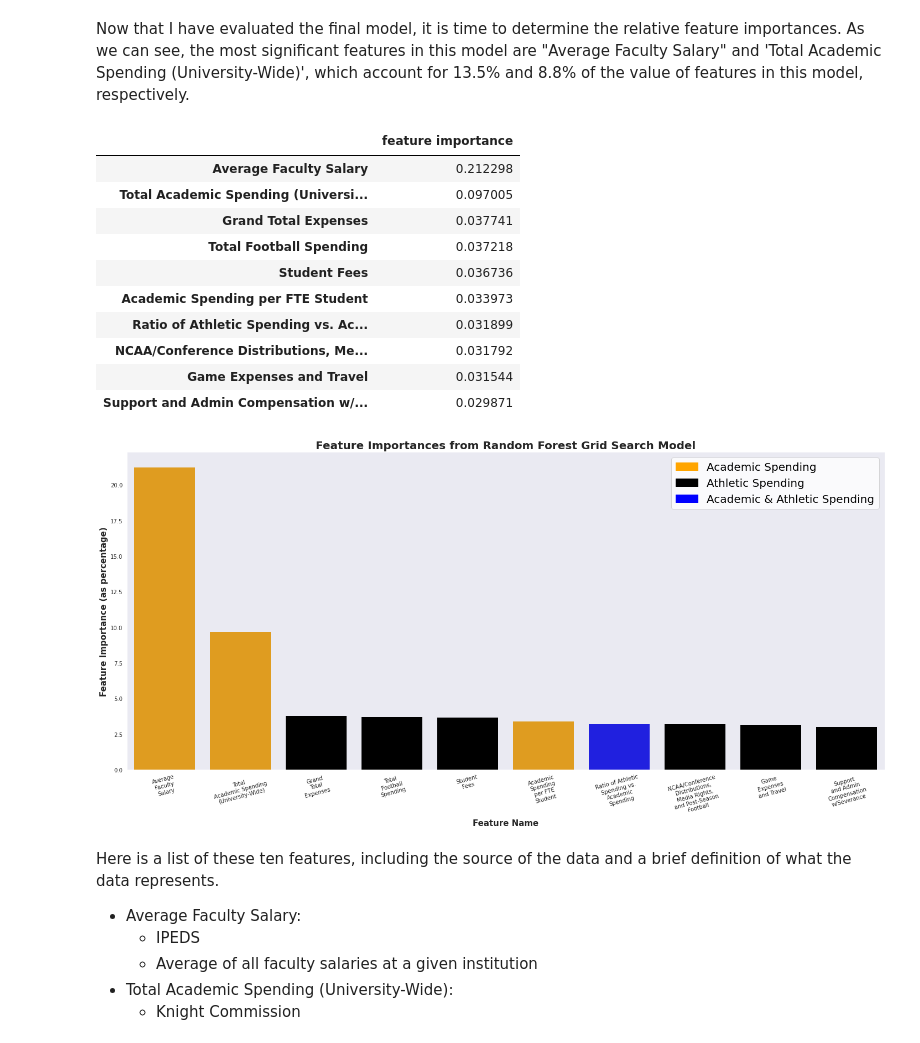
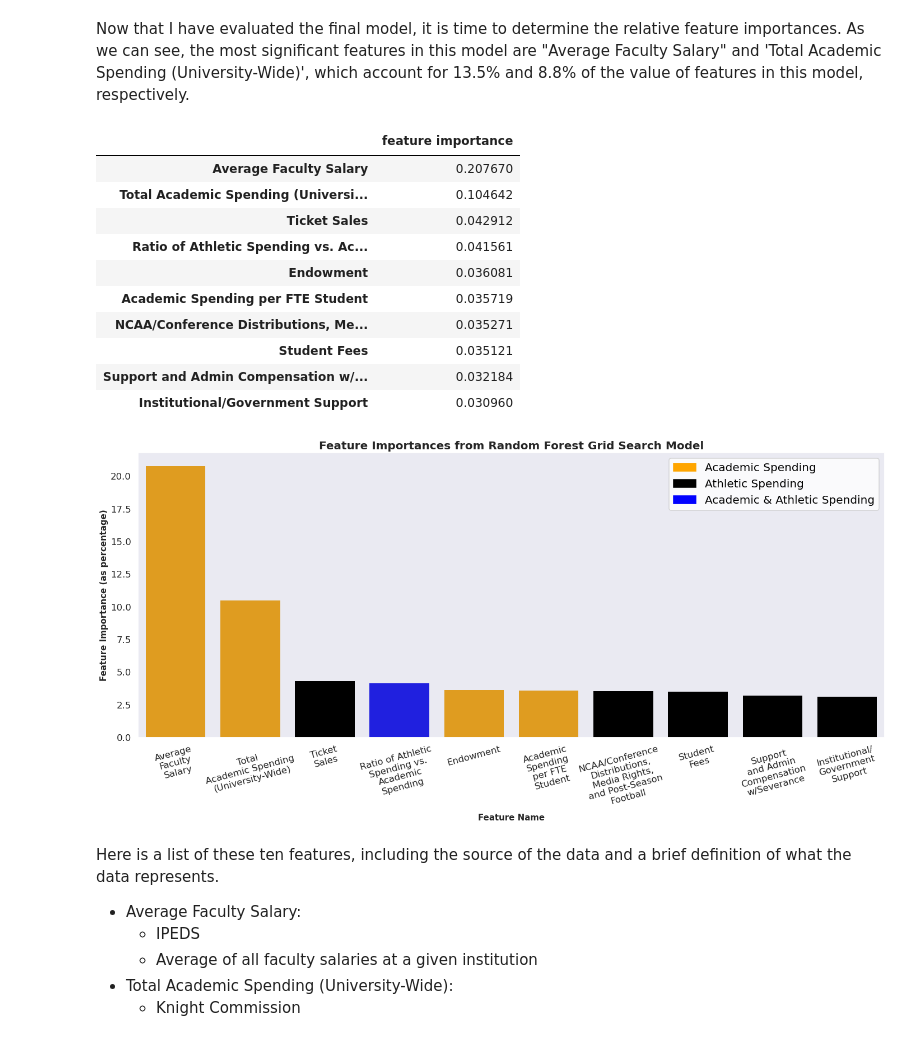
Before and after one commit to Shoemaker703/college_retention, a Jupyter notebook: Summary Notebook.ipynb, the cells around one changed output. Saved outputs shown, nothing was run; the diff lists cells and outputs as text; code cells hidden in the pictures.

Commit message:
Updated modeling and visualizations

```diff
--- a/Summary Notebook.ipynb
+++ b/Summary Notebook.ipynb
@@ -784,7 +784,7 @@ f1: 0.839
 # %%
 # Decision tree pipeline
 rf_pipe = Pipeline([('preprocessor', preprocessor),
-                   ('rf', RandomForestClassifier(random_state=42))])
+                   ('rf', RandomForestClassifier(random_state=42, criterion='entropy'))])
 
 # Cross validation
 rf_cv = cross_validate(rf_pipe, X_train, y_train, scoring=scoring_metrics)
@@ -816,10 +816,10 @@ f1: 0.800
 ### Random Forest Grid Search
 # %%
 rf_grid = {
-    'rf__min_samples_split': [3, 5, 10],
-    'rf__n_estimators' : [100, 300],
-    'rf__max_depth': [3, 5, 15, 25],
-    'rf__max_features': [3, 5, 10, 20]
+    'rf__min_samples_split': [2, 3, 5, 10],
+    'rf__n_estimators' : [5, 10, 25, 50, 100, 300],
+    'rf__max_depth': [2, 3, 5, 15, 25],
+    'rf__max_features': [2, 3, 5, 10, 20]
 }
 
 rf_gs = GridSearchCV(estimator=rf_pipe, param_grid=rf_grid, scoring=scoring_metrics, refit='f1')
@@ -933,41 +933,42 @@ sorted_features = feature_df.sort_values('feature importance', ascending=False).
 sorted_features
 # %% [output]
 |  | feature importance |
-| Average Faculty Salary | 0.212298 |
-| Total Academic Spending (Universi... | 0.097005 |
-| Grand Total Expenses | 0.037741 |
-| Total Football Spending | 0.037218 |
-| Student Fees | 0.036736 |
-| Academic Spending per FTE Student | 0.033973 |
-| Ratio of Athletic Spending vs. Ac... | 0.031899 |
-| NCAA/Conference Distributions, Me... | 0.031792 |
-| Game Expenses and Travel | 0.031544 |
-| Support and Admin Compensation w/... | 0.029871 |
+| Average Faculty Salary | 0.207670 |
+| Total Academic Spending (Universi... | 0.104642 |
+| Ticket Sales | 0.042912 |
+| Ratio of Athletic Spending vs. Ac... | 0.041561 |
+| Endowment | 0.036081 |
+| Academic Spending per FTE Student | 0.035719 |
+| NCAA/Conference Distributions, Me... | 0.035271 |
+| Student Fees | 0.035121 |
+| Support and Admin Compensation w/... | 0.032184 |
+| Institutional/Government Support | 0.030960 |
 # %%
 # Creating a bar graph to visualize relative feature importances
-labels = ['Average\nFaculty\nSalary', 'Total\nAcademic Spending\n(University-Wide)', 'Grand\nTotal\nExpenses',
-          'Total\nFootball\nSpending', 'Student\nFees', 'Academic\nSpending\nper FTE\nStudent',
-          'Ratio of Athletic\nSpending vs.\nAcademic\nSpending',
+labels = ['Average\nFaculty\nSalary', 'Total\nAcademic Spending\n(University-Wide)', 'Ticket\nSales',
+          'Ratio of Athletic\nSpending vs.\nAcademic\nSpending', 'Endowment',
+          'Academic\nSpending\nper FTE\nStudent',
           'NCAA/Conference\nDistributions,\nMedia Rights,\nand Post-Season\nFootball',
-          'Game\nExpenses\nand Travel', 'Support\nand Admin\nCompensation\nw/Severance']
+          'Student\nFees', 'Support\nand Admin\nCompensation\nw/Severance',
+          'Institutional/\nGovernment\nSupport']
 
-colors = ['orange', 'orange', 'black', 'black', 'black', 'orange', 'blue', 'black', 'black', 'black']
+colors = ['orange', 'orange', 'black', 'blue', 'orange', 'orange', 'black', 'black', 'black', 'black']
 
 with sns.axes_style('dark'):
     fig, ax = plt.subplots(figsize=(20,10))
 sns.barplot(y = sorted_features['feature importance']*100, x = sorted_features.index, palette=colors)
 ax.set_title('Feature Importances from Random Forest Grid Search Model', fontsize=20, fontweight='bold')
 ax.set_xlabel('Feature Name', fontsize=15, fontweight='bold')
 ax.set_ylabel('Feature Importance (as percentage)', fontsize=15, fontweight='bold')
 ax.set_xticklabels(labels = labels, rotation = 15)
 orange_patch = mpatches.Patch(color='orange', label='Academic Spending')
 black_patch = mpatches.Patch(color='black', label='Athletic Spending')
 blue_patch = mpatches.Patch(color='blue', label='Academic & Athletic Spending')
 ax.legend(handles=[orange_patch, black_patch, blue_patch], prop={'size': 20})
 plt.tight_layout()
 plt.savefig('Images/feature_importances.png');
 # %% [output]
-[figure, old version]
+[figure, new version]
 # %% [markdown]
 Here is a list of these ten features, including the source of the data and a brief definition of what the data represents.
 
```
Also changed, not shown: parts of 19 cells of this notebook, 3 other files.
